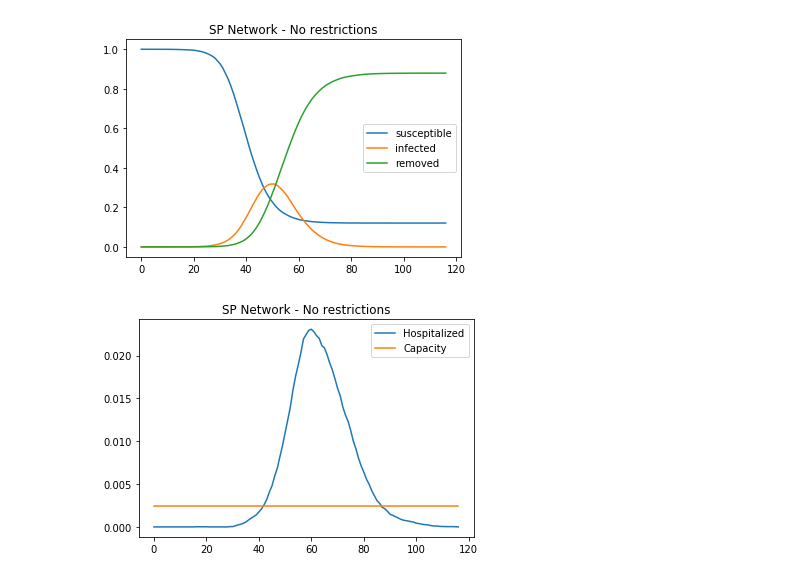
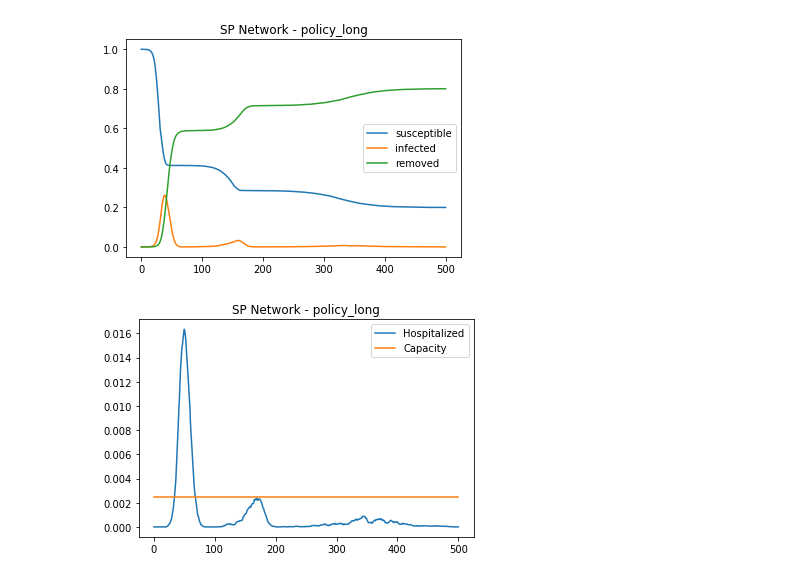
Before and after one commit to yambanis/CovidMDP, a Jupyter notebook: notebooks/Planning/simulation with age.ipynb, the cells around one changed output. Saved outputs shown, nothing was run; the diff lists cells and outputs as text; code cells hidden in the pictures.

```diff
--- a/notebooks/Planning/simulation with age.ipynb
+++ b/notebooks/Planning/simulation with age.ipynb
@@ -1,3 +1,21 @@
+# %%
+import matplotlib.pyplot as plt
+def plot_SIR_timeline(time_series, name=None, save=False):
+    plt.plot(time_series.index, time_series['susceptible'], label = 'susceptible')
+    plt.plot(time_series.index, time_series['infected'], label = 'infected')
+    plt.plot(time_series.index, time_series['removed'], label = 'removed')
+    plt.legend()
+    plt.title(f'SP Network - {name}')
+    if save: plt.savefig(f'SP network Simulation- {name}.png', fromat='png', dpi = 300)
+    plt.show()
+
+def plot_capacity(time_series, name=None, save=True):
+    plt.plot(time_series.index, time_series['hospitalized'], label = 'Hospitalized')
+    plt.plot(time_series.index, len(time_series.index)*[0.0025], label = 'Capacity')
+    plt.legend()
+    plt.title(f'SP Network - {name}')
+    if save: plt.savefig(f'Hospital Beds- {name}.png', fromat='png', dpi = 300)
+    plt.show()
 # %%
 import numpy as np
 from scipy.stats import truncnorm
@@ -333,7 +351,7 @@ def leak_and_spread(G, day, p_r = 0.5, lambda_leak_max = 0.05, zone_restriction=
             else:
                 for contact in adjacencies.keys():
                     if G.nodes[contact]['status'] == 'infected':
-                        if np.random.random() < p_r and np.random.random() > zone_restriction:
+                        if np.random.random() < p_r * (1 - zone_restriction):
                             infect_node(G.nodes[node], day)
                             G.nodes[contact]['contacts_infected'] += 1
                             newly_infected += 1
@@ -356,12 +436,9 @@ def spread_thorugh_regions(G, day, zones, infected_per_relation,
 # %%
-import matplotlib.pyplot as plt
-
-time_series, G, data_per_region, infcted_per_relation = simulate_pandemic(work_r=0, school_r=0,
+time_series, G, data_per_region, infcted_per_relation,restrictions = simulate_pandemic_with_policy(work_r=0, school_r=0,
                                                              graph_model = 'SP', lambda_leak=0,
                                                              initial_infection = .0001)
+plot_SIR_timeline(time_series, 'policy_long', True)
+plot_capacity(time_series, 'policy_long', True)
+# %% [output]
+[figure, added]
+[figure, added]
-# %%
-plot_SIR_timeline(time_series, 'No restrictions', True)
-plot_capacity(time_series, 'No restrictions', True)
-# %% [output]
-[figure, removed]
-[figure, removed]
```
Also changed, not shown: parts of 12 cells of this notebook, 12 other files.
